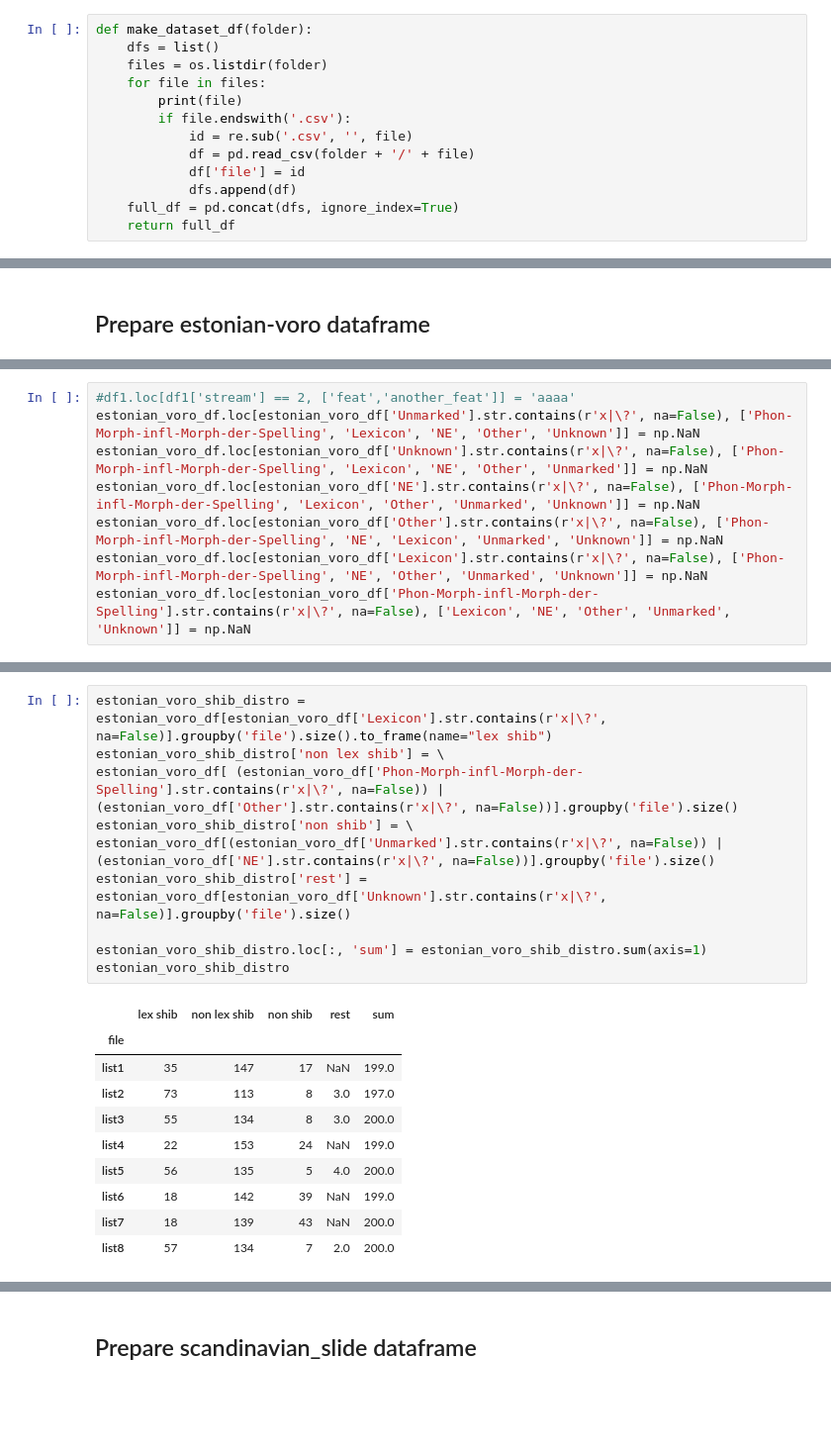
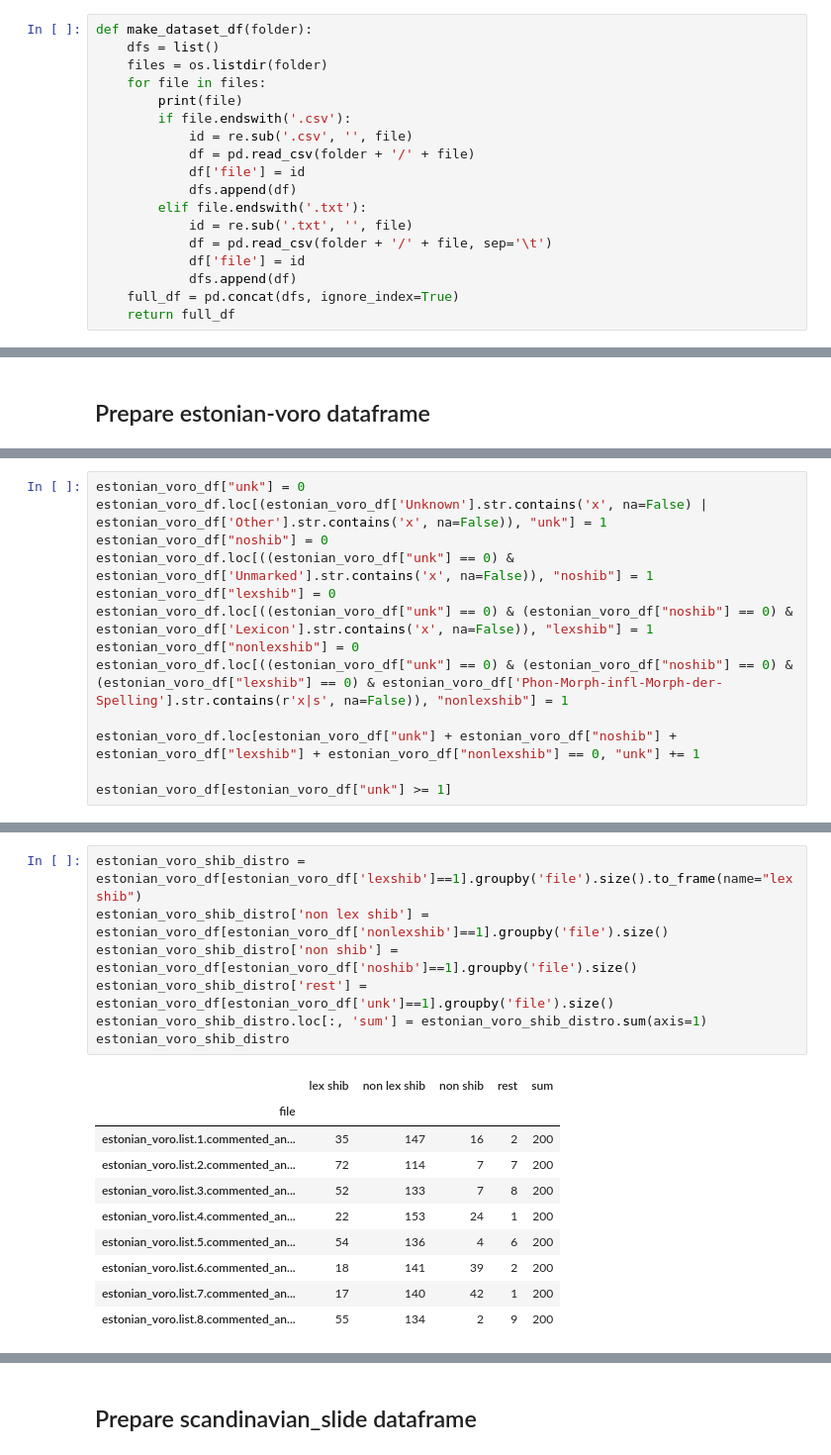
Before and after one commit to Helsinki-NLP/shibboleth, a Jupyter notebook: manual_eval/annotation_analysis_gh.ipynb, the cells around one changed output, grey strips where cells are left out. Shown at 99% size. Saved outputs shown, nothing was run; the diff lists cells and outputs as text; blank space fills up the shorter version.

```diff
--- a/manual_eval/annotation_analysis_gh.ipynb
+++ b/manual_eval/annotation_analysis_gh.ipynb
@@ -137,6 +147,11 @@ def make_dataset_df(folder):
             df = pd.read_csv(folder + '/' + file)
             df['file'] = id
             dfs.append(df)
+        elif file.endswith('.txt'):
+            id = re.sub('.txt', '', file)
+            df = pd.read_csv(folder + '/' + file, sep='\t')
+            df['file'] = id
+            dfs.append(df)
     full_df = pd.concat(dfs, ignore_index=True)
     return full_df
 # %%
@@ -914,8 +425,0 @@ estonian_voro_df[estonian_voro_df['Lexicon'].str.contains(r'x|\?', na=False)]
-# %%
-#df1.loc[df1['stream'] == 2, ['feat','another_feat']] = 'aaaa'
-estonian_voro_df.loc[estonian_voro_df['Unmarked'].str.contains(r'x|\?', na=False), ['Phon-Morph-infl-Morph-der-Spelling', 'Lexicon', 'NE', 'Other', 'Unknown']] = np.NaN
-estonian_voro_df.loc[estonian_voro_df['Unknown'].str.contains(r'x|\?', na=False), ['Phon-Morph-infl-Morph-der-Spelling', 'Lexicon', 'NE', 'Other', 'Unmarked']] = np.NaN
-estonian_voro_df.loc[estonian_voro_df['NE'].str.contains(r'x|\?', na=False), ['Phon-Morph-infl-Morph-der-Spelling', 'Lexicon', 'Other', 'Unmarked', 'Unknown']] = np.NaN
-estonian_voro_df.loc[estonian_voro_df['Other'].str.contains(r'x|\?', na=False), ['Phon-Morph-infl-Morph-der-Spelling', 'NE', 'Lexicon', 'Unmarked', 'Unknown']] = np.NaN
-estonian_voro_df.loc[estonian_voro_df['Lexicon'].str.contains(r'x|\?', na=False), ['Phon-Morph-infl-Morph-der-Spelling', 'NE', 'Other', 'Unmarked', 'Unknown']] = np.NaN
-estonian_voro_df.loc[estonian_voro_df['Phon-Morph-infl-Morph-der-Spelling'].str.contains(r'x|\?', na=False), ['Lexicon', 'NE', 'Other', 'Unmarked', 'Unknown']] = np.NaN
@@ -937,0 +426,13 @@ estonian_voro_df[estonian_voro_df['Lexicon'].str.contains(r'x|\?', na=False)]
+# %%
+estonian_voro_df["unk"] = 0
+estonian_voro_df.loc[(estonian_voro_df['Unknown'].str.contains('x', na=False) | estonian_voro_df['Other'].str.contains('x', na=False)), "unk"] = 1
+estonian_voro_df["noshib"] = 0
+estonian_voro_df.loc[((estonian_voro_df["unk"] == 0) & estonian_voro_df['Unmarked'].str.contains('x', na=False)), "noshib"] = 1
+estonian_voro_df["lexshib"] = 0
+estonian_voro_df.loc[((estonian_voro_df["unk"] == 0) & (estonian_voro_df["noshib"] == 0) & estonian_voro_df['Lexicon'].str.contains('x', na=False)), "lexshib"] = 1
+estonian_voro_df["nonlexshib"] = 0
+estonian_voro_df.loc[((estonian_voro_df["unk"] == 0) & (estonian_voro_df["noshib"] == 0) & (estonian_voro_df["lexshib"] == 0) & estonian_voro_df['Phon-Morph-infl-Morph-der-Spelling'].str.contains(r'x|s', na=False)), "nonlexshib"] = 1
+
+estonian_voro_df.loc[estonian_voro_df["unk"] + estonian_voro_df["noshib"] + estonian_voro_df["lexshib"] + estonian_voro_df["nonlexshib"] == 0, "unk"] += 1
+
+estonian_voro_df[estonian_voro_df["unk"] >= 1]
@@ -938,21 +457,18 @@ estonian_voro_df[estonian_voro_df['Lexicon'].str.contains(r'x|\?', na=False)]
 # %%
-estonian_voro_shib_distro = estonian_voro_df[estonian_voro_df['Lexicon'].str.contains(r'x|\?', na=False)].groupby('file').size().to_frame(name="lex shib")
-estonian_voro_shib_distro['non lex shib'] = \
-estonian_voro_df[ (estonian_voro_df['Phon-Morph-infl-Morph-der-Spelling'].str.contains(r'x|\?', na=False)) | (estonian_voro_df['Other'].str.contains(r'x|\?', na=False))].groupby('file').size()
-estonian_voro_shib_distro['non shib'] = \
-estonian_voro_df[(estonian_voro_df['Unmarked'].str.contains(r'x|\?', na=False)) | (estonian_voro_df['NE'].str.contains(r'x|\?', na=False))].groupby('file').size()
-estonian_voro_shib_distro['rest'] = estonian_voro_df[estonian_voro_df['Unknown'].str.contains(r'x|\?', na=False)].groupby('file').size()
-
+estonian_voro_shib_distro = estonian_voro_df[estonian_voro_df['lexshib']==1].groupby('file').size().to_frame(name="lex shib")
+estonian_voro_shib_distro['non lex shib'] = estonian_voro_df[estonian_voro_df['nonlexshib']==1].groupby('file').size()
+estonian_voro_shib_distro['non shib'] = estonian_voro_df[estonian_voro_df['noshib']==1].groupby('file').size()
+estonian_voro_shib_distro['rest'] = estonian_voro_df[estonian_voro_df['unk']==1].groupby('file').size()
 estonian_voro_shib_distro.loc[:, 'sum'] = estonian_voro_shib_distro.sum(axis=1)
 estonian_voro_shib_distro
 # %% [output]
 |  | lex shib | non lex shib | non shib | rest | sum |
 | file |  |  |  |  |  |
-| list1 | 35 | 147 | 17 | NaN | 199.0 |
-| list2 | 73 | 113 | 8 | 3.0 | 197.0 |
-| list3 | 55 | 134 | 8 | 3.0 | 200.0 |
-| list4 | 22 | 153 | 24 | NaN | 199.0 |
-| list5 | 56 | 135 | 5 | 4.0 | 200.0 |
-| list6 | 18 | 142 | 39 | NaN | 199.0 |
-| list7 | 18 | 139 | 43 | NaN | 200.0 |
-| list8 | 57 | 134 | 7 | 2.0 | 200.0 |
+| estonian_voro.list.1.commented_an... | 35 | 147 | 16 | 2 | 200 |
+| estonian_voro.list.2.commented_an... | 72 | 114 | 7 | 7 | 200 |
+| estonian_voro.list.3.commented_an... | 52 | 133 | 7 | 8 | 200 |
+| estonian_voro.list.4.commented_an... | 22 | 153 | 24 | 1 | 200 |
+| estonian_voro.list.5.commented_an... | 54 | 136 | 4 | 6 | 200 |
+| estonian_voro.list.6.commented_an... | 18 | 141 | 39 | 2 | 200 |
+| estonian_voro.list.7.commented_an... | 17 | 140 | 42 | 1 | 200 |
+| estonian_voro.list.8.commented_an... | 55 | 134 | 2 | 9 | 200 |
```
Also changed, not shown: parts of 86 cells of this notebook, 8 other files.
